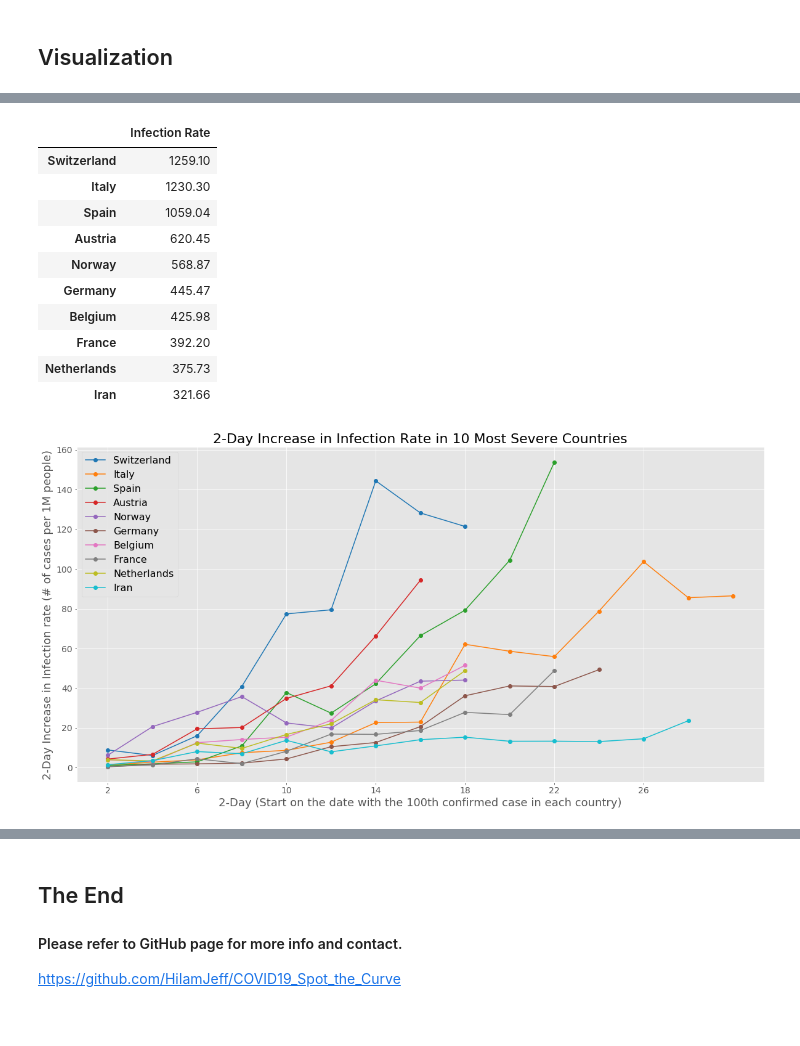
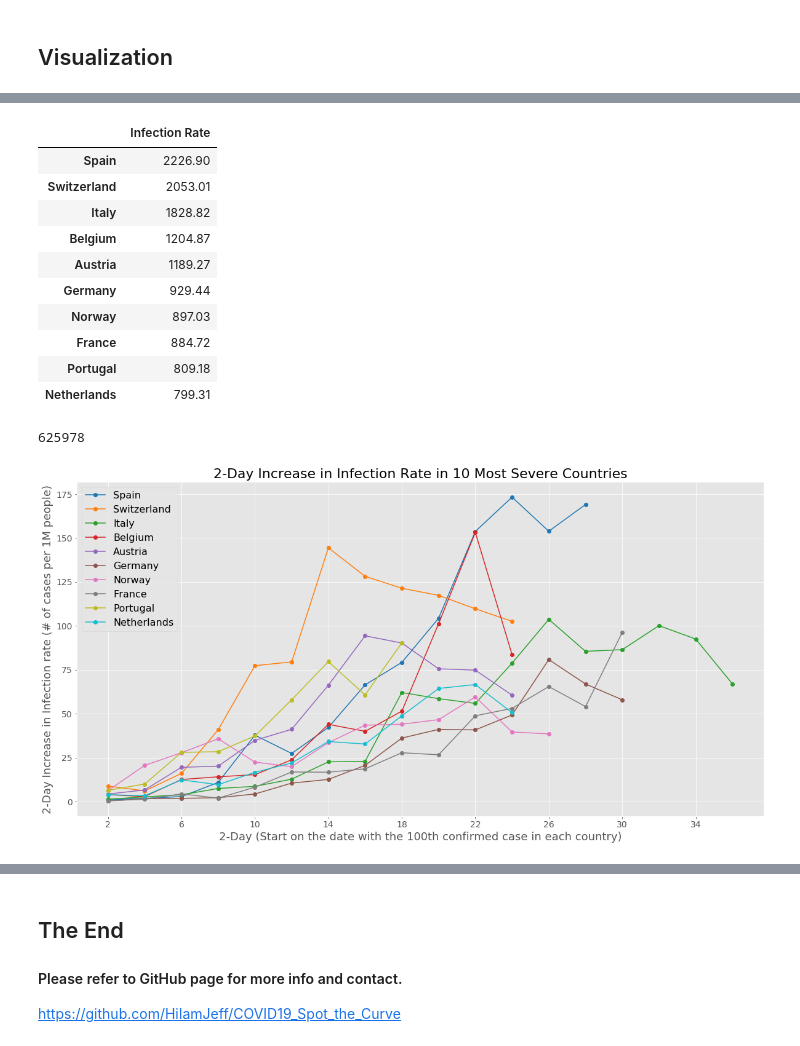
Before and after one commit to HiIamJeff/covid19_spot_the_curve, a Jupyter notebook: Corona_Medium_plot.ipynb, the cells around one changed output, grey strips where cells are left out. Saved outputs shown, nothing was run; the diff lists cells and outputs as text; code cells hidden in the pictures.

```diff
--- a/Corona_Medium_plot.ipynb
+++ b/Corona_Medium_plot.ipynb
@@ -175,6 +175,9 @@ pop_df = pop_data.copy()
 pop_df['Population'] = pop_df['Population'].str.replace(',', '').astype(int)
 country_pop_dict = pop_df.set_index('Country').to_dict('dict')['Population']
 
+# fix specific country name
+country_pop_dict['Czechia'] = country_pop_dict.pop('Czech Republic (Czechia)', 'default_value_if_not_found')
+
 print('Complete making dict')
 # %% [output]
 Complete making dict
@@ -252,9 +255,9 @@ def create_trend_line_infection_rate_2day(tmp_df, country, fig_title):
     ax.tick_params(labelsize=14)
     plt.legend(fontsize=16)
 #     control the x tick frequency and range
-    x_range = [n for n in range(2,54) if (n+2) % 4 == 0] # [2, 6, 10, 14, 18, 22, 26]
-    plt.xticks(np.arange(28), x_range)
-    plt.locator_params(axis='x', nbins=14)
+    x_range = [n for n in range(2,60) if (n+2) % 4 == 0] # [2, 6, 10, 14, 18, 22, 26]
+    plt.xticks(np.arange(30), x_range)
+    plt.locator_params(axis='x', nbins=16)
 #     fig.savefig('plot_asian')
     return
 
@@ -281,9 +284,9 @@ def create_trend_line_infection_rate_2day(tmp_df, country, fig_title):
     ax.tick_params(labelsize=14)
     plt.legend(fontsize=16)
 #     control the x tick frequency and range
-    x_range = [n for n in range(2,54) if (n+2) % 4 == 0] # [2, 6, 10, 14, 18, 22, 26]
-    plt.xticks(np.arange(28), x_range)
-    plt.locator_params(axis='x', nbins=14)
+    x_range = [n for n in range(2,60) if (n+2) % 4 == 0] # [2, 6, 10, 14, 18, 22, 26]
+    plt.xticks(np.arange(30), x_range)
+    plt.locator_params(axis='x', nbins=16)
 #     fig.savefig('plot_asian_no_korea')
     return
 
@@ -298,50 +301,56 @@ create_trend_line_infection_rate_2day(data_process_avg(jhu_data_process_2day_spe
 # %%
 ## Top 10 countries
 def top_country(complete_df, rank):
-    top = complete_df.T.iloc[:,-1].sort_values(ascending=False)[0:22]
+    top = complete_df.T.iloc[:,-1].sort_values(ascending=False)[0:30] # some countries have inconsistent name so limit the number
     top_avg = {c: round(top[c]/country_pop_dict.get(c)*1000000,2) for c in top.index}
     return pd.Series(top_avg, name='Infection Rate').sort_values(ascending=False)[0:rank]
+#     return top
 
 pd.DataFrame(top_country(jhu_data_process_date(df), 20))[0:10]
 # %% [output]
 |  | Infection Rate |
-| Switzerland | 1259.10 |
-| Italy | 1230.30 |
-| Spain | 1059.04 |
-| Austria | 620.45 |
-| Norway | 568.87 |
-| Germany | 445.47 |
-| Belgium | 425.98 |
-| France | 392.20 |
-| Netherlands | 375.73 |
-| Iran | 321.66 |
+| Spain | 2226.90 |
+| Switzerland | 2053.01 |
+| Italy | 1828.82 |
+| Belgium | 1204.87 |
+| Austria | 1189.27 |
+| Germany | 929.44 |
+| Norway | 897.03 |
+| France | 884.72 |
+| Portugal | 809.18 |
+| Netherlands | 799.31 |
+# %%
+country_pop_dict.get('Luxembourg')
+# %% [output]
+625978
 # %%
 ## Top 10 countries plot
 top_country_list = list(pd.DataFrame(top_country(jhu_data_process_date(df), 20), )[0:10].index)
 
 def create_trend_line_infection_rate_2day(tmp_df, country, fig_title):
     fig, ax = plt.subplots(figsize=(20,10))
     # color (must put before the plotting!)
     NUM_COLORS = 10
     cm = plt.get_cmap('tab10')
     ax.set_prop_cycle(color=[cm(1.*i/NUM_COLORS) for i in range(NUM_COLORS)])
     # plotting
     tmp_df[country].plot(ax=ax, marker='o')
     ax.set_title(fig_title, fontsize=22)
     plt.xlabel('2-Day (Start on the date with the 100th confirmed case in each country)', fontsize=18)
     plt.ylabel('2-Day Increase in Infection rate (# of cases per 1M people)', fontsize=18)
     ax.tick_params(labelsize=14)
     plt.legend(fontsize=16)
 #     plt.xticks(np.arange(14), [0, 2, 4, 6, 8, 10, 12, 14, 16, 18, 20, 22, 24, 26])
-    plt.xticks(np.arange(14), [2, 6, 10, 14, 18, 22, 26])
-    plt.locator_params(axis='x', nbins=7)
+    x_range = [n for n in range(2,44) if (n+2) % 4 == 0]
+    plt.xticks(np.arange(18), x_range)
+    plt.locator_params(axis='x', nbins=12)
     return
 
 create_trend_line_infection_rate_2day(data_process_avg(jhu_data_process_2day_specific(jhu_data_process_date(df), 100)),
                                      top_country_list,
                                  '2-Day Increase in Infection Rate in 10 Most Severe Countries')
 # %% [output]
-[figure, old version]
+[figure, new version]
 # %%
 ## Top 10 countries plot plus US
 # top_country_list = list(pd.DataFrame(top_country(jhu_data_process_date_top(df), 20), )[0:10].index)
```
Also changed, not shown: parts of 17 cells of this notebook, 4 other files.
